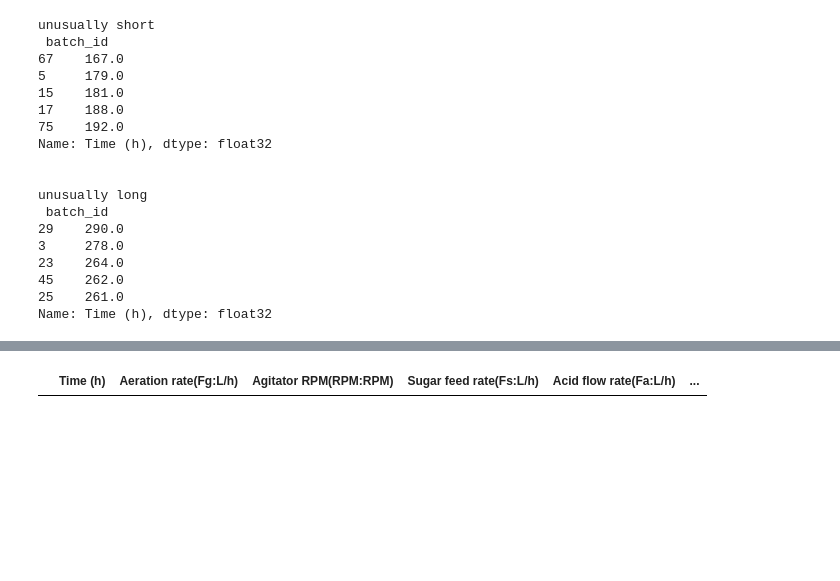
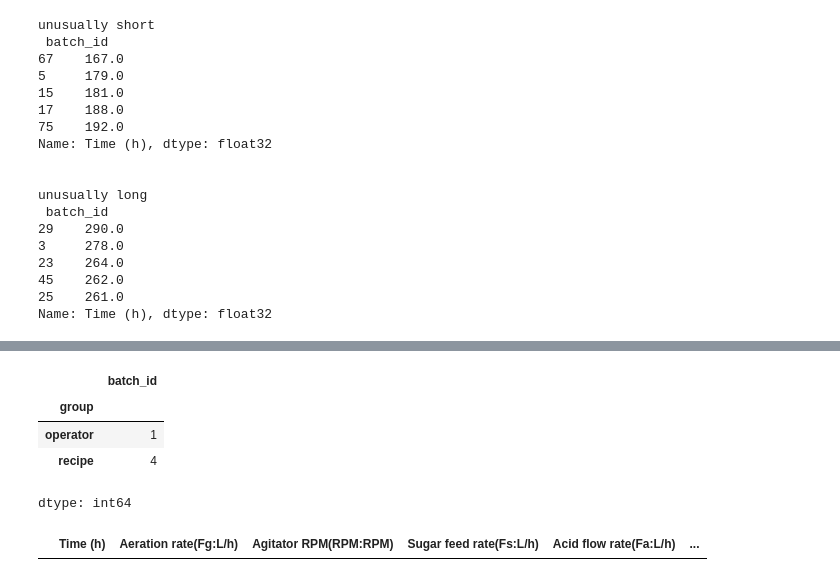
Before and after one commit to AHichem/resilient-process-monitoring, a Jupyter notebook: notebooks/01_load_and_explore.ipynb, the cells around one changed output, grey strips where cells are left out. Drawn from its saved outputs; the diff is of its cells as text; code cells hidden in the pictures; blank space fills up the shorter version.

```diff
--- a/notebooks/01_load_and_explore.ipynb
+++ b/notebooks/01_load_and_explore.ipynb
@@ -289,4 +287,12 @@ df[df['batch_id'].isin([67, 5, 15, 17, 75])].groupby('group')['batch_id'].nuniqu
 dtype: int64
+# %%
+df[df['batch_id'].isin([29, 3, 23, 45, 25])].groupby('group')['batch_id'].nunique()
+# %% [output]
+|  | batch_id |
+| group |  |
+| operator | 1 |
+| recipe | 4 |
+dtype: int64
 # %%
 df[df['batch_id'].isin([29,3,23,45,25])].group.unique()
 # %% [output]
```
Also changed, not shown: parts of 1 cell of this notebook.
